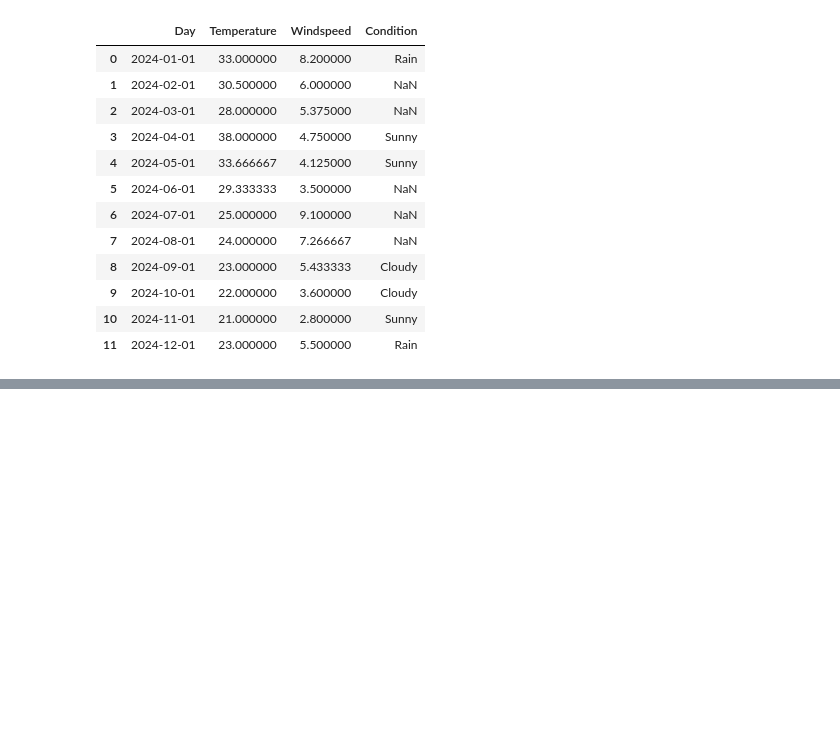
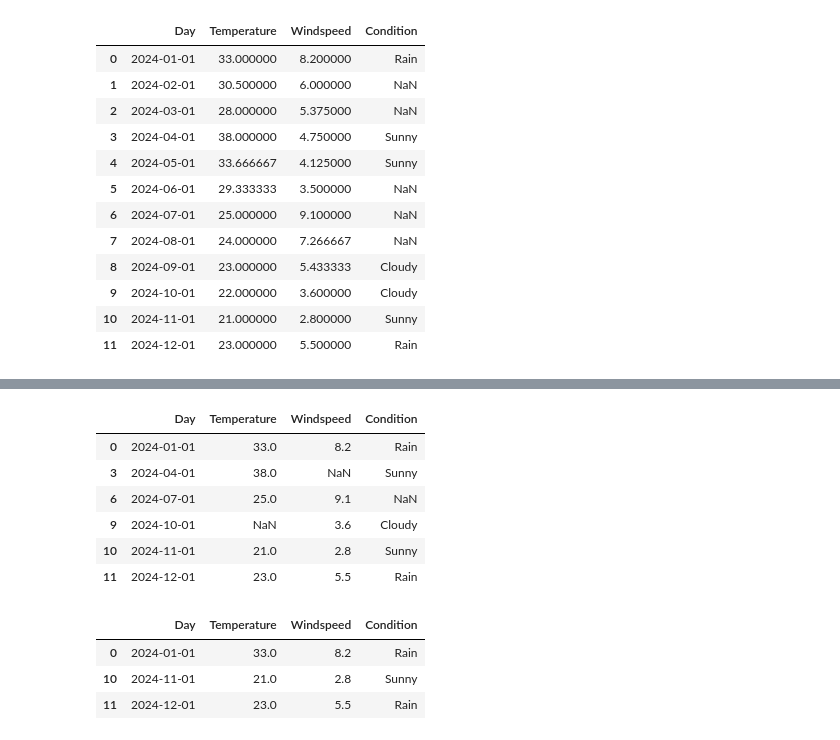
Before and after one commit to Gani25/python_weekend_b1, a Jupyter notebook: pandas/3_more_pandas_operations/handling_null.ipynb, the cells around one changed output, grey strips where cells are left out. Saved outputs shown, nothing was run; the diff lists cells and outputs as text; code cells hidden in the pictures; blank space fills up the shorter version.

```diff
--- a/pandas/3_more_pandas_operations/handling_null.ipynb
+++ b/pandas/3_more_pandas_operations/handling_null.ipynb
@@ -424,0 +464,17 @@ df_weather.interpolate()
+# %%
+df_weather.dropna(thresh=3)
+# %% [output]
+|  | Day | Temperature | Windspeed | Condition |
+| 0 | 2024-01-01 | 33.0 | 8.2 | Rain |
+| 3 | 2024-04-01 | 38.0 | NaN | Sunny |
+| 6 | 2024-07-01 | 25.0 | 9.1 | NaN |
+| 9 | 2024-10-01 | NaN | 3.6 | Cloudy |
+| 10 | 2024-11-01 | 21.0 | 2.8 | Sunny |
+| 11 | 2024-12-01 | 23.0 | 5.5 | Rain |
+# %%
+df_weather.dropna(thresh=4)
+# %% [output]
+|  | Day | Temperature | Windspeed | Condition |
+| 0 | 2024-01-01 | 33.0 | 8.2 | Rain |
+| 10 | 2024-11-01 | 21.0 | 2.8 | Sunny |
+| 11 | 2024-12-01 | 23.0 | 5.5 | Rain |
```
Also changed, not shown: parts of 4 cells of this notebook.
